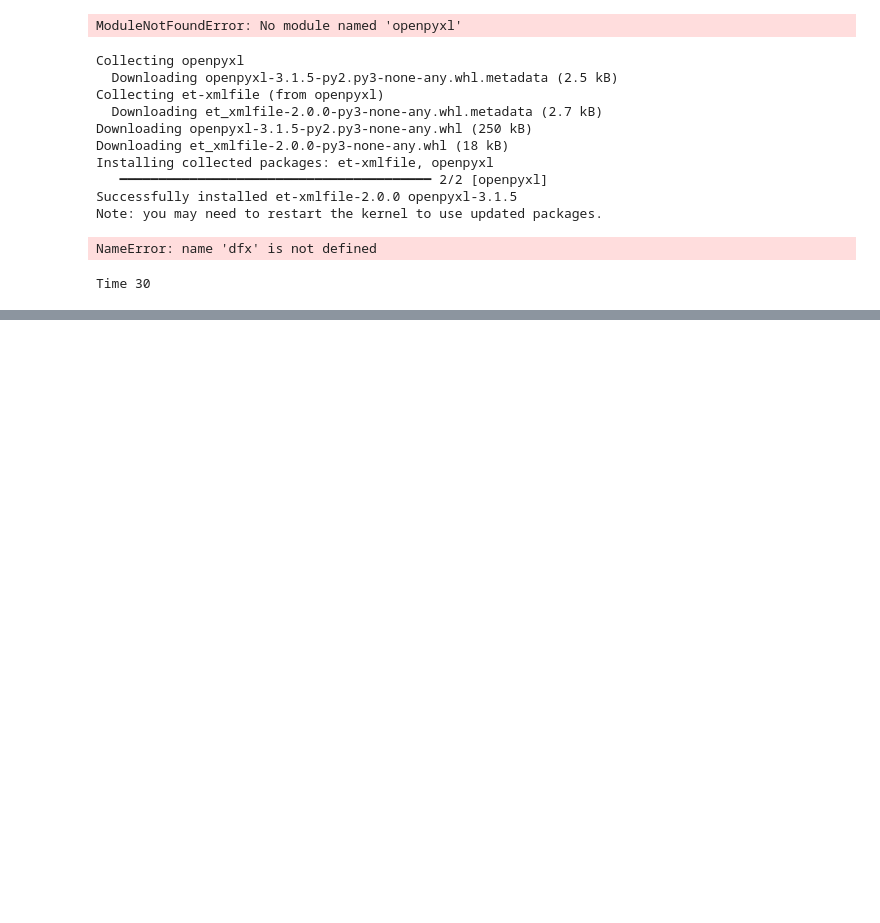
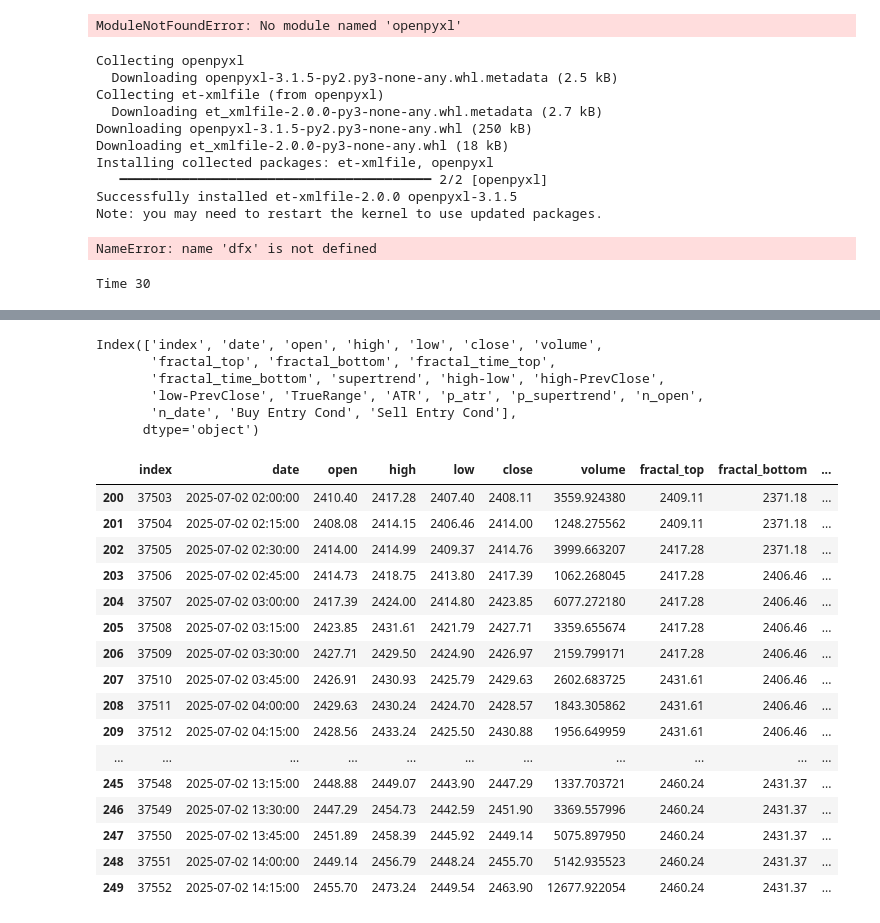
Before and after one commit to vipinpal70/crypto_code_sniper, a Jupyter notebook: strategy.ipynb, the cells around one changed output, grey strips where cells are left out. Drawn from its saved outputs; the diff is of its cells as text; code cells hidden in the pictures; blank space fills up the shorter version.

```diff
--- a/strategy.ipynb
+++ b/strategy.ipynb
@@ -347,0 +501,51 @@ Time 30
+# %%
+dfx.columns
+# %% [output]
+Index(['index', 'date', 'open', 'high', 'low', 'close', 'volume',
+       'fractal_top', 'fractal_bottom', 'fractal_time_top',
+       'fractal_time_bottom', 'supertrend', 'high-low', 'high-PrevClose',
+       'low-PrevClose', 'TrueRange', 'ATR', 'p_atr', 'p_supertrend', 'n_open',
+       'n_date', 'Buy Entry Cond', 'Sell Entry Cond'],
+      dtype='object')
+# %%
+dfx[
+    [
+        "index",
+        "date",
+        "open",
+        "high",
+        "low",
+        "close",
+        "volume",
+        "fractal_top",
+        "fractal_bottom",
+        "fractal_time_top",
+        "fractal_time_bottom",
+        "supertrend",
+        "ATR",
+        "p_atr",
+        "p_supertrend",
+        "n_open",
+        "n_date",
+        "Buy Entry Cond",
+        "Sell Entry Cond",
+    ]
+].loc[200:].head(50)
+# %% [output]
+|  | index | date | open | high | low | close | volume | fractal_top | fractal_bottom | ... |
+| 200 | 37503 | 2025-07-02 02:00:00 | 2410.40 | 2417.28 | 2407.40 | 2408.11 | 3559.924380 | 2409.11 | 2371.18 | ... |
+| 201 | 37504 | 2025-07-02 02:15:00 | 2408.08 | 2414.15 | 2406.46 | 2414.00 | 1248.275562 | 2409.11 | 2371.18 | ... |
+| 202 | 37505 | 2025-07-02 02:30:00 | 2414.00 | 2414.99 | 2409.37 | 2414.76 | 3999.663207 | 2417.28 | 2371.18 | ... |
+| 203 | 37506 | 2025-07-02 02:45:00 | 2414.73 | 2418.75 | 2413.80 | 2417.39 | 1062.268045 | 2417.28 | 2406.46 | ... |
+| 204 | 37507 | 2025-07-02 03:00:00 | 2417.39 | 2424.00 | 2414.80 | 2423.85 | 6077.272180 | 2417.28 | 2406.46 | ... |
+| 205 | 37508 | 2025-07-02 03:15:00 | 2423.85 | 2431.61 | 2421.79 | 2427.71 | 3359.655674 | 2417.28 | 2406.46 | ... |
+| 206 | 37509 | 2025-07-02 03:30:00 | 2427.71 | 2429.50 | 2424.90 | 2426.97 | 2159.799171 | 2417.28 | 2406.46 | ... |
+| 207 | 37510 | 2025-07-02 03:45:00 | 2426.91 | 2430.93 | 2425.79 | 2429.63 | 2602.683725 | 2431.61 | 2406.46 | ... |
+| 208 | 37511 | 2025-07-02 04:00:00 | 2429.63 | 2430.24 | 2424.70 | 2428.57 | 1843.305862 | 2431.61 | 2406.46 | ... |
+| 209 | 37512 | 2025-07-02 04:15:00 | 2428.56 | 2433.24 | 2425.50 | 2430.88 | 1956.649959 | 2431.61 | 2406.46 | ... |
+| ... | ... | ... | ... | ... | ... | ... | ... | ... | ... | ... |
+| 245 | 37548 | 2025-07-02 13:15:00 | 2448.88 | 2449.07 | 2443.90 | 2447.29 | 1337.703721 | 2460.24 | 2431.37 | ... |
+| 246 | 37549 | 2025-07-02 13:30:00 | 2447.29 | 2454.73 | 2442.59 | 2451.90 | 3369.557996 | 2460.24 | 2431.37 | ... |
+| 247 | 37550 | 2025-07-02 13:45:00 | 2451.89 | 2458.39 | 2445.92 | 2449.14 | 5075.897950 | 2460.24 | 2431.37 | ... |
+| 248 | 37551 | 2025-07-02 14:00:00 | 2449.14 | 2456.79 | 2448.24 | 2455.70 | 5142.935523 | 2460.24 | 2431.37 | ... |
+| 249 | 37552 | 2025-07-02 14:15:00 | 2455.70 | 2473.24 | 2449.54 | 2463.90 | 12677.922054 | 2460.24 | 2431.37 | ... |
```
Also changed, not shown: parts of 5 cells of this notebook, 2 other files.
